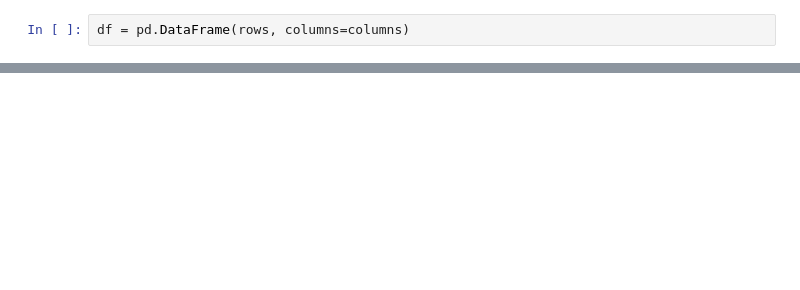
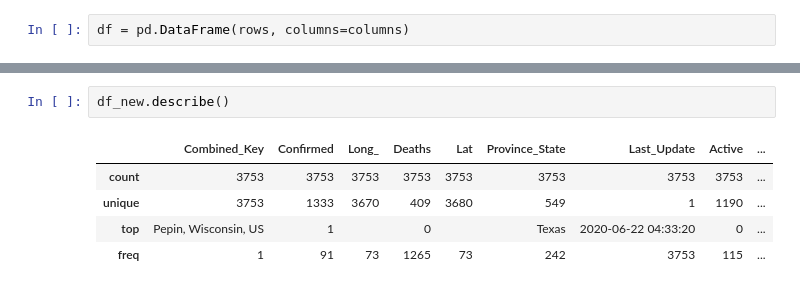
Before and after one commit to patelnidhi114/Covid-19-Data-Science, a Jupyter notebook: Untitled.ipynb, the cells around one changed output, grey strips where cells are left out. Drawn from its saved outputs; the diff is of its cells as text; blank space fills up the shorter version.

```diff
--- a/Untitled.ipynb
+++ b/Untitled.ipynb
@@ -223,0 +208,8 @@ w1|w
+# %%
+df_new.describe()
+# %% [output]
+|  | Combined_Key | Confirmed | Long_ | Deaths | Lat | Province_State | Last_Update | Active | ... |
+| count | 3753 | 3753 | 3753 | 3753 | 3753 | 3753 | 3753 | 3753 | ... |
+| unique | 3753 | 1333 | 3670 | 409 | 3680 | 549 | 1 | 1190 | ... |
+| top | Pepin, Wisconsin, US | 1 |  | 0 |  | Texas | 2020-06-22 04:33:20 | 0 | ... |
+| freq | 1 | 91 | 73 | 1265 | 73 | 242 | 3753 | 115 | ... |
```
Also changed, not shown: parts of 48 cells of this notebook.
